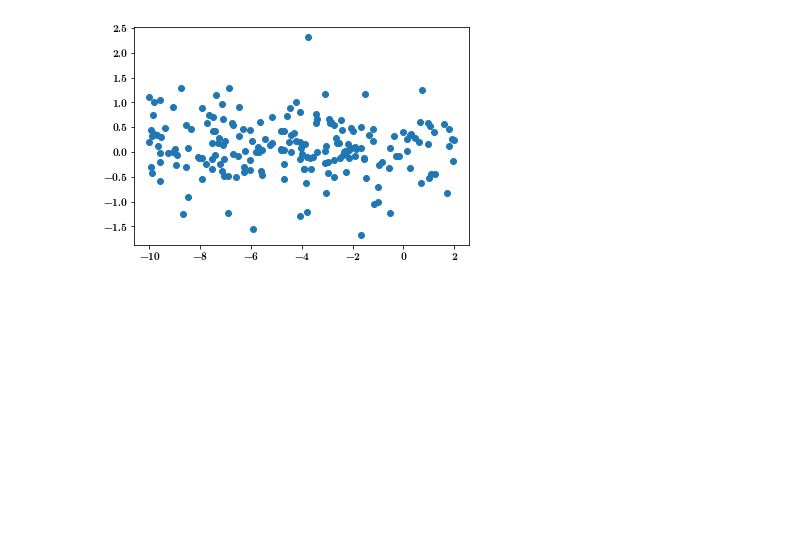
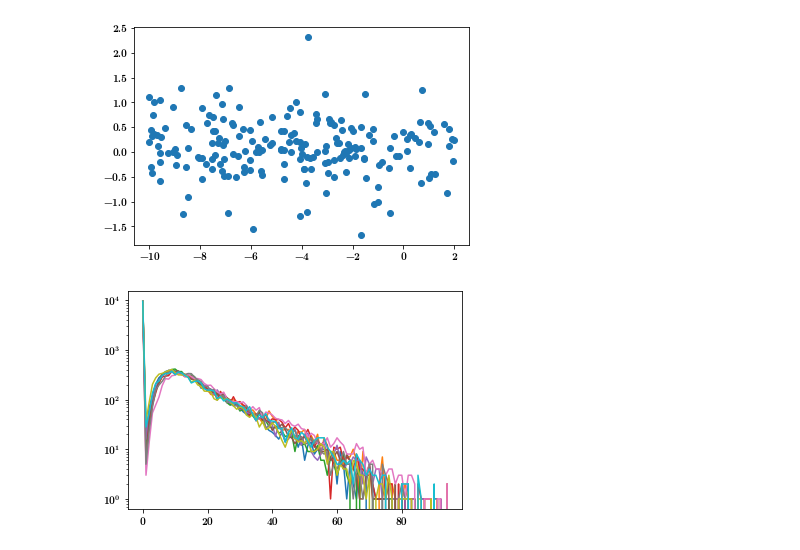
Before and after one commit to smsharma/fermi-gce-flows, a Jupyter notebook: notebooks/04_summaries.ipynb, the cells around one changed output. Saved outputs shown, nothing was run; the diff lists cells and outputs as text; code cells hidden in the pictures; blank space fills up the shorter version.

```diff
--- a/notebooks/04_summaries.ipynb
+++ b/notebooks/04_summaries.ipynb
@@ -65,3 +65,11 @@ plt.scatter(y_test[:, param], y_preds[:, param])
 # %% [output]
 <matplotlib.collections.PathCollection at 0x...>
 [figure]
+# %%
+X_hist = np.apply_along_axis(lambda a: np.histogram(a, bins=np.arange(0,96))[0], 2, X)
+# %%
+for i in range(10):
+    plt.plot(X_hist[i,0,:])
+plt.yscale("log")
+# %% [output]
+[figure, added]
```
Also changed, not shown: 1 other file.
